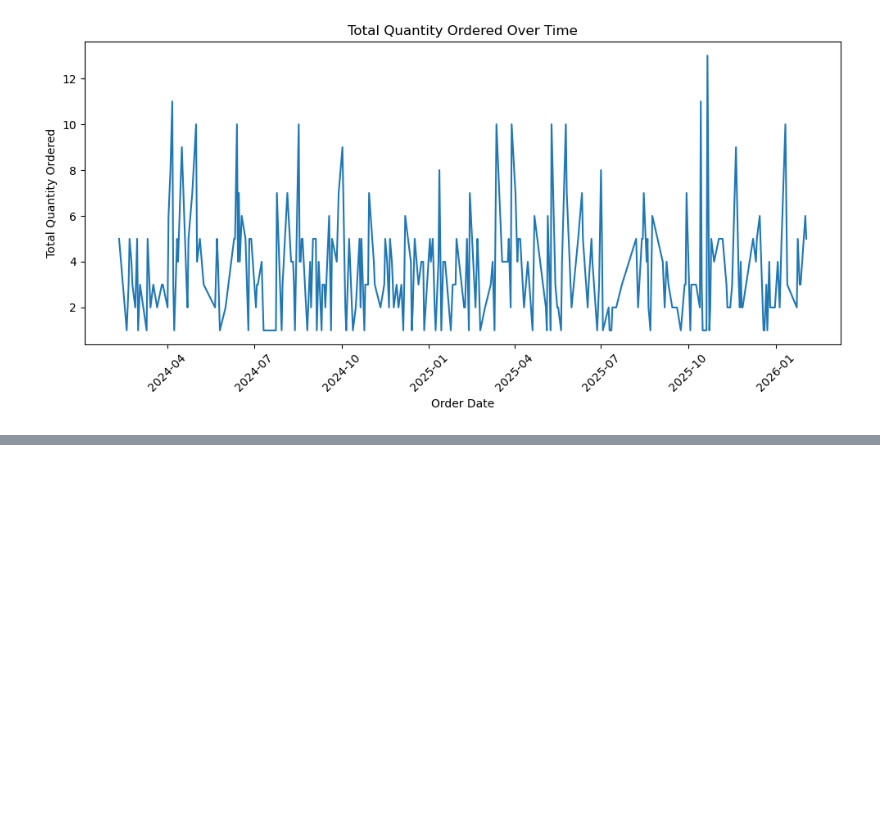
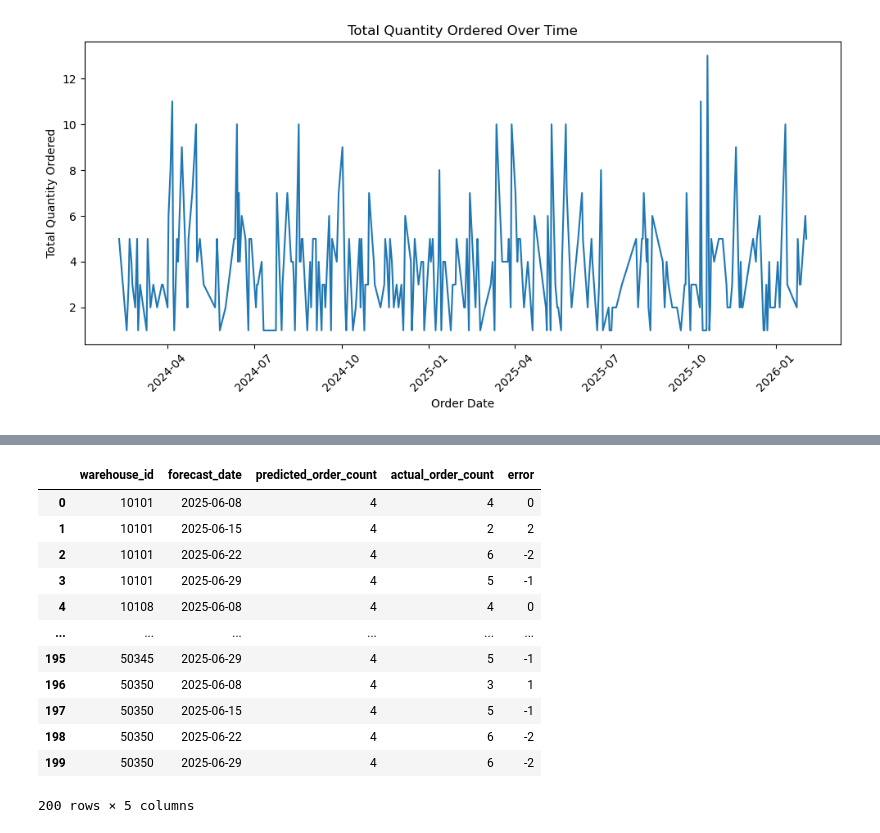
Before and after one commit to tanaymahapatra/E-commerce-Database-Management-and-Inventory-Optimization, a Jupyter notebook: model.ipynb, the cells around one changed output, grey strips where cells are left out. Saved outputs shown, nothing was run; the diff lists cells and outputs as text; code cells hidden in the pictures; blank space fills up the shorter version.

```diff
--- a/model.ipynb
+++ b/model.ipynb
@@ -68,0 +156,46 @@ plt.tight_layout()
+# %%
+# 5. Define the testing window (4 weeks after training ends)
+test_start_date = pd.to_datetime('2025-06-03')
+test_end_date = test_start_date + pd.DateOffset(weeks=4)
+
+# 6. Filter the original product dataset for the test period
+actuals_df = dt_product[(dt_product['order_date'] >= test_start_date) & (dt_product['order_date'] < test_end_date)]
+
+# 7. Group the actuals by Warehouse ID and Week
+actual_weekly_wh = actuals_df.groupby([
+    'warehouse_id',
+    pd.Grouper(key='order_date', freq='W-SUN')
+])['order_id'].nunique().reset_index()
+
+actual_weekly_wh.columns = ['warehouse_id', 'forecast_date', 'actual_order_count']
+
+# 8. Merge the actuals into your predictions table
+# A left merge ensures we keep all predictions, even if a warehouse had 0 actual sales that week
+evaluation_df = pd.merge(
+    final_predictions_df,
+    actual_weekly_wh,
+    on=['warehouse_id', 'forecast_date'],
+    how='left'
+)
+
+# Fill missing actuals with 0 (since no record means 0 orders) and convert to integer
+evaluation_df['actual_order_count'] = evaluation_df['actual_order_count'].fillna(0).astype(int)
+
+# 9. Calculate the error (Difference)
+evaluation_df['error'] = evaluation_df['predicted_order_count'] - evaluation_df['actual_order_count']
+
+evaluation_df
+# %% [output]
+|  | warehouse_id | forecast_date | predicted_order_count | actual_order_count | error |
+| 0 | 10101 | 2025-06-08 | 4 | 4 | 0 |
+| 1 | 10101 | 2025-06-15 | 4 | 2 | 2 |
+| 2 | 10101 | 2025-06-22 | 4 | 6 | -2 |
+| 3 | 10101 | 2025-06-29 | 4 | 5 | -1 |
+| 4 | 10108 | 2025-06-08 | 4 | 4 | 0 |
+| ... | ... | ... | ... | ... | ... |
+| 195 | 50345 | 2025-06-29 | 4 | 5 | -1 |
+| 196 | 50350 | 2025-06-08 | 4 | 3 | 1 |
+| 197 | 50350 | 2025-06-15 | 4 | 5 | -1 |
+| 198 | 50350 | 2025-06-22 | 4 | 6 | -2 |
+| 199 | 50350 | 2025-06-29 | 4 | 6 | -2 |
+200 rows × 5 columns
```
Also changed, not shown: parts of 6 cells of this notebook.
